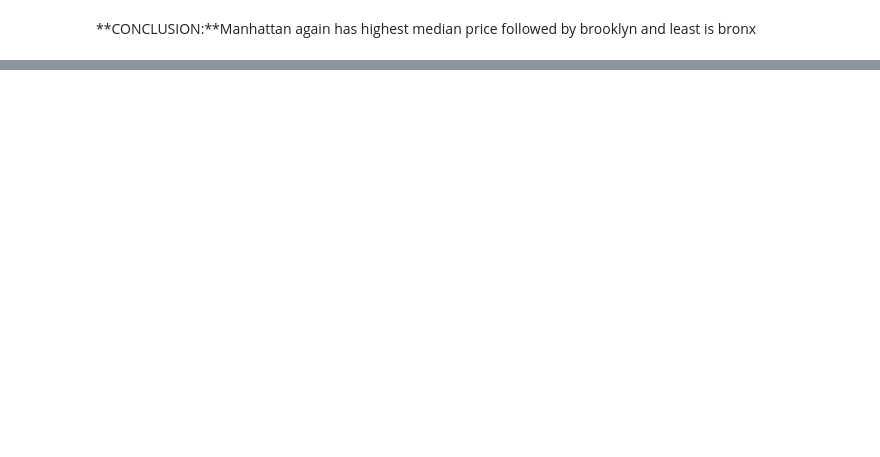
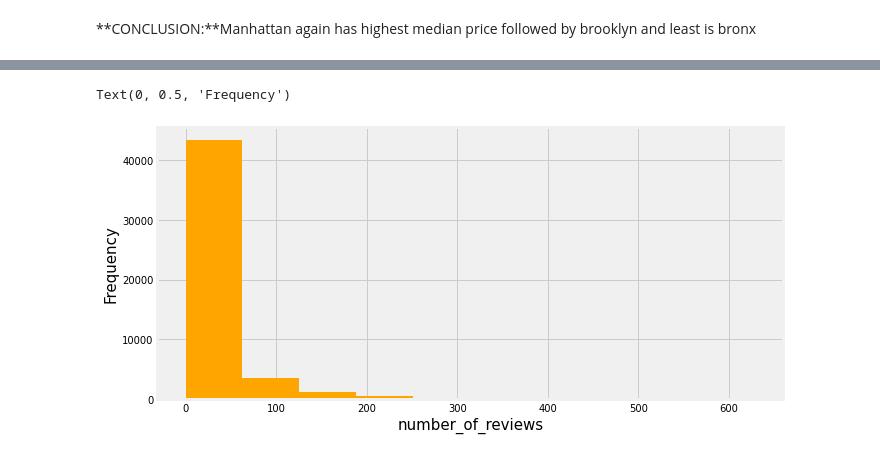
Before and after one commit to Gyanendra079/Airbnb-Bookings-Analysis, a Jupyter notebook: Airbnb_Bookings_Analysis_Capstone_Project.ipynb, the cells around one changed output, grey strips where cells are left out. Cells and saved outputs as stored; diff of their text form; code cells hidden in the pictures; blank space fills up the shorter version.

```diff
--- a/Airbnb_Bookings_Analysis_Capstone_Project.ipynb
+++ b/Airbnb_Bookings_Analysis_Capstone_Project.ipynb
@@ -314,0 +388,7 @@ plt.show()
+# %%
+plt.hist(df['number_of_reviews'].values, color='orange')
+plt.xlabel('number_of_reviews',fontsize=15)
+plt.ylabel('Frequency',fontsize=15)
+# %% [output]
+Text(0, 0.5, 'Frequency')
+[figure, added]
```
Also changed, not shown: parts of 30 cells of this notebook.
